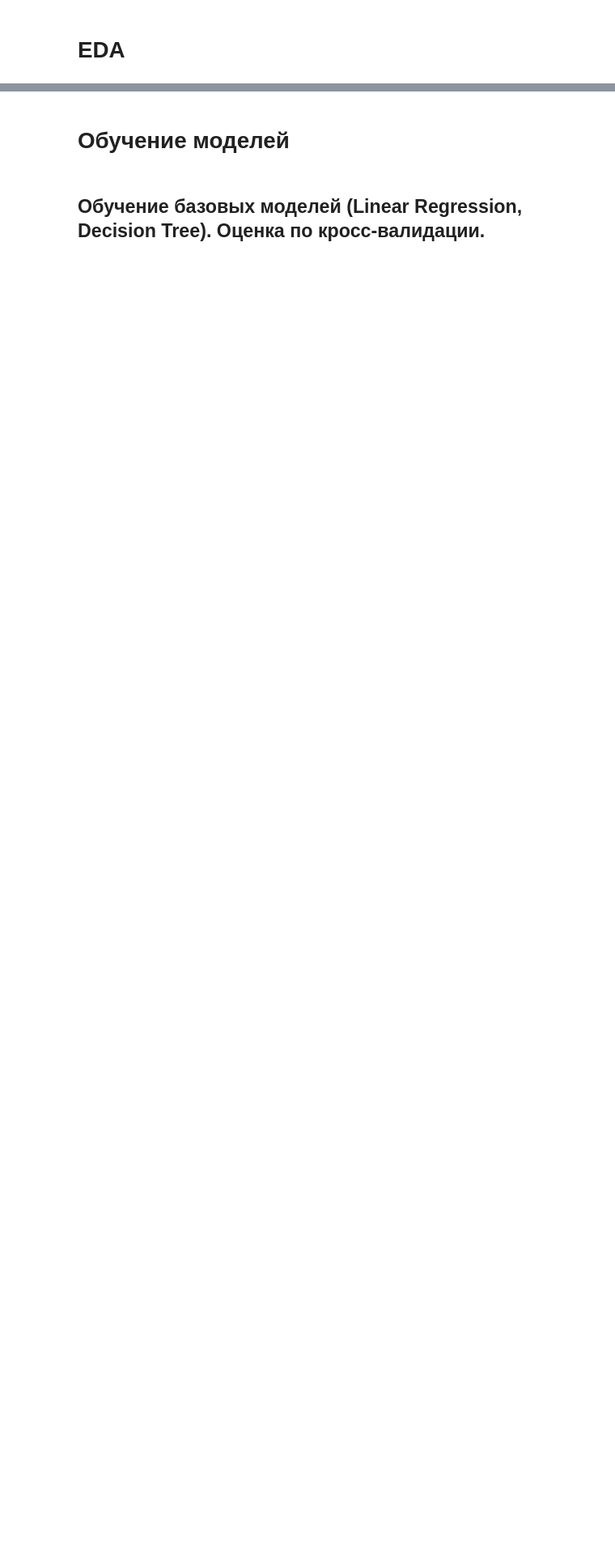
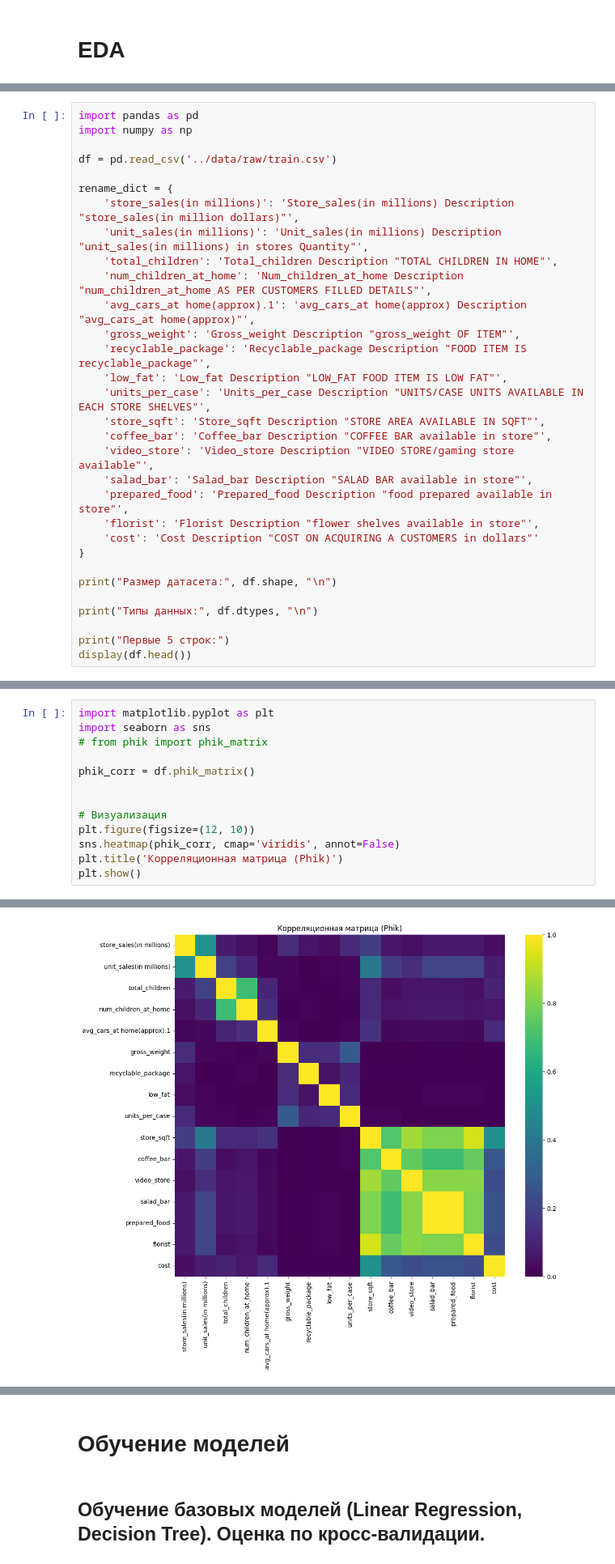
Before and after one commit to W1llAnn/Project_workshop_1s, a Jupyter notebook: notebooks/00_main_notebook.ipynb, the cells around one changed output, grey strips where cells are left out. Shown at 81% size. Drawn from its saved outputs; the diff is of its cells as text; blank space fills up the shorter version.

```diff
--- a/notebooks/00_main_notebook.ipynb
+++ b/notebooks/00_main_notebook.ipynb
@@ -2,0 +22,31 @@
+# %%
+import pandas as pd
+import numpy as np
+
+df = pd.read_csv('../data/raw/train.csv')
+
+rename_dict = {
+    'store_sales(in millions)': 'Store_sales(in millions) Description "store_sales(in million dollars)"',
+    'unit_sales(in millions)': 'Unit_sales(in millions) Description "unit_sales(in millions) in stores Quantity"',
+    'total_children': 'Total_children Description "TOTAL CHILDREN IN HOME"',
+    'num_children_at_home': 'Num_children_at_home Description "num_children_at_home AS PER CUSTOMERS FILLED DETAILS"',
+    'avg_cars_at home(approx).1': 'avg_cars_at home(approx) Description "avg_cars_at home(approx)"',
+    'gross_weight': 'Gross_weight Description "gross_weight OF ITEM"',
+    'recyclable_package': 'Recyclable_package Description "FOOD ITEM IS recyclable_package"',
+    'low_fat': 'Low_fat Description "LOW_FAT FOOD ITEM IS LOW FAT"',
+    'units_per_case': 'Units_per_case Description "UNITS/CASE UNITS AVAILABLE IN EACH STORE SHELVES"',
+    'store_sqft': 'Store_sqft Description "STORE AREA AVAILABLE IN SQFT"',
+    'coffee_bar': 'Coffee_bar Description "COFFEE BAR available in store"',
+    'video_store': 'Video_store Description "VIDEO STORE/gaming store available"',
+    'salad_bar': 'Salad_bar Description "SALAD BAR available in store"',
+    'prepared_food': 'Prepared_food Description "food prepared available in store"',
+    'florist': 'Florist Description "flower shelves available in store"',
+    'cost': 'Cost Description "COST ON ACQUIRING A CUSTOMERS in dollars"'
+}
+
+print("Размер датасета:", df.shape, "\n")
+
+print("Типы данных:", df.dtypes, "\n")
+
+print("Первые 5 строк:")
+display(df.head())
@@ -2,0 +282,14 @@
+# %%
+import matplotlib.pyplot as plt
+import seaborn as sns
+# from phik import phik_matrix
+
+phik_corr = df.phik_matrix()
+
+
+# Визуализация
+plt.figure(figsize=(12, 10))
+sns.heatmap(phik_corr, cmap='viridis', annot=False)
+plt.title('Корреляционная матрица (Phik)')
+plt.show()
+# %% [output]
@@ -2,0 +297 @@
+[figure, added]
```
Also changed, not shown: parts of 41 cells of this notebook.
